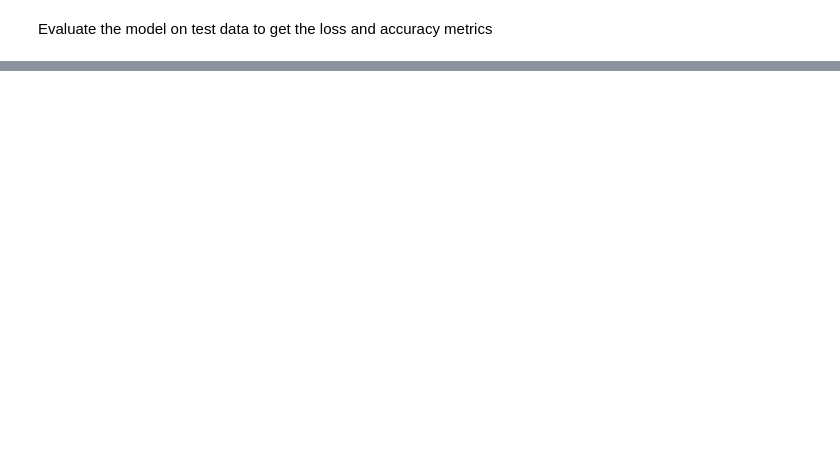
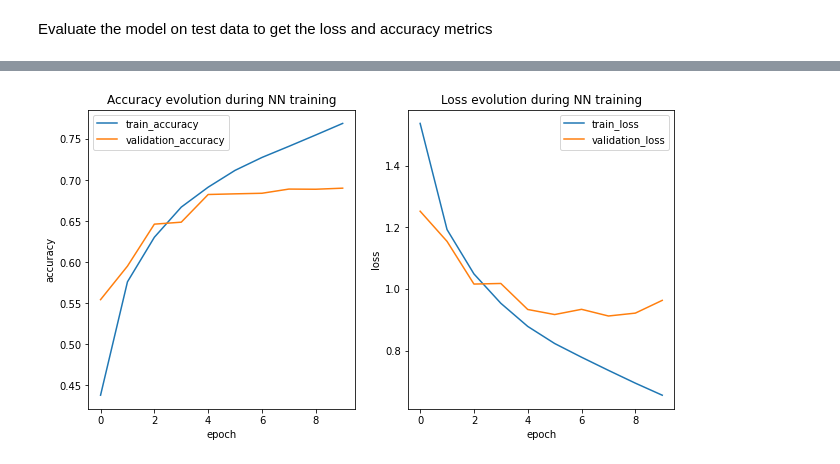
Before and after one commit to mlukan/GDA3B2021, a Jupyter notebook: CNN/Quest_CNN_Classification_v2.ipynb, the cells around one changed output, grey strips where cells are left out. Saved outputs shown, nothing was run; the diff lists cells and outputs as text; code cells hidden in the pictures; blank space fills up the shorter version.

```diff
--- a/CNN/Quest_CNN_Classification_v2.ipynb
+++ b/CNN/Quest_CNN_Classification_v2.ipynb
@@ -89,5 +89,5 @@ Compile the model using Adam optimizer, sparse categorical crossentropy as loss
 cnnmod = cnnmodel(train_images.shape)
 # compile model
 cnnmod.compile(optimizer='adam', loss='categorical_crossentropy', metrics=['accuracy'])
-cnnmodhist = cnnmod.fit(train_images,train_labels, epochs=10)
+cnnmodhist = cnnmod.fit(train_images,train_labels, epochs=10,  validation_data=(test_images,test_labels))
 # %% [output]
@@ -132,5 +135,9 @@ def show_history_acc_loss(story):
     ax2.legend(['train_loss', 'validation_loss'], loc='best')
     ax2.set_title('Loss evolution during NN training')
     plt.show();
+# %%
+show_history_acc_loss(cnnmodhist)
+# %% [output]
+[figure, added]
 # %%
 del cnnmod
```
Also changed, not shown: parts of 3 cells of this notebook.
